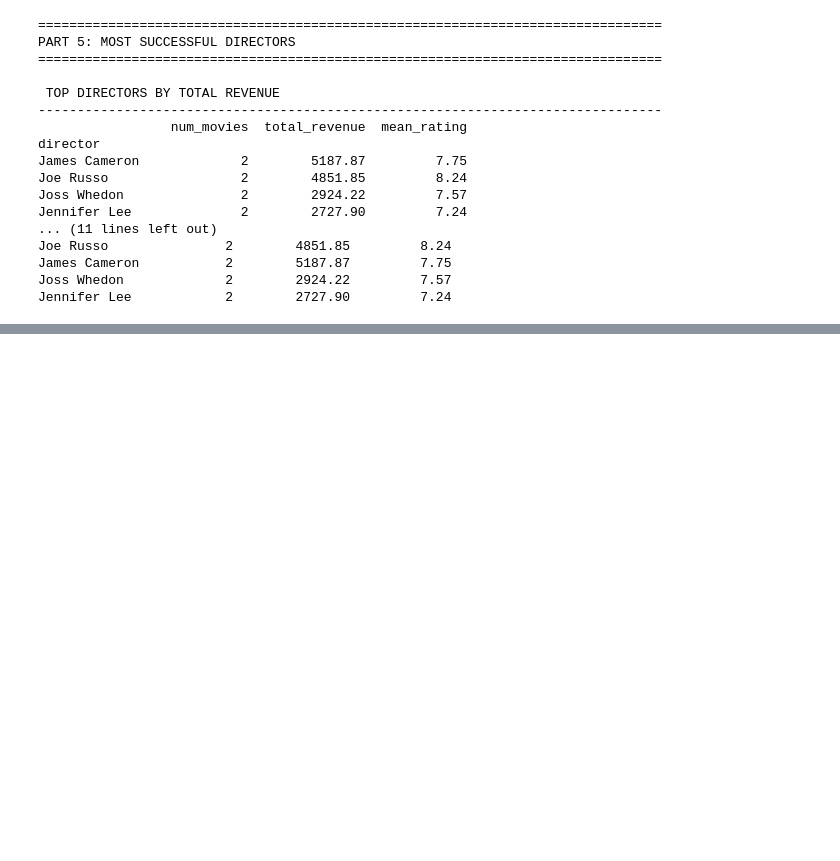
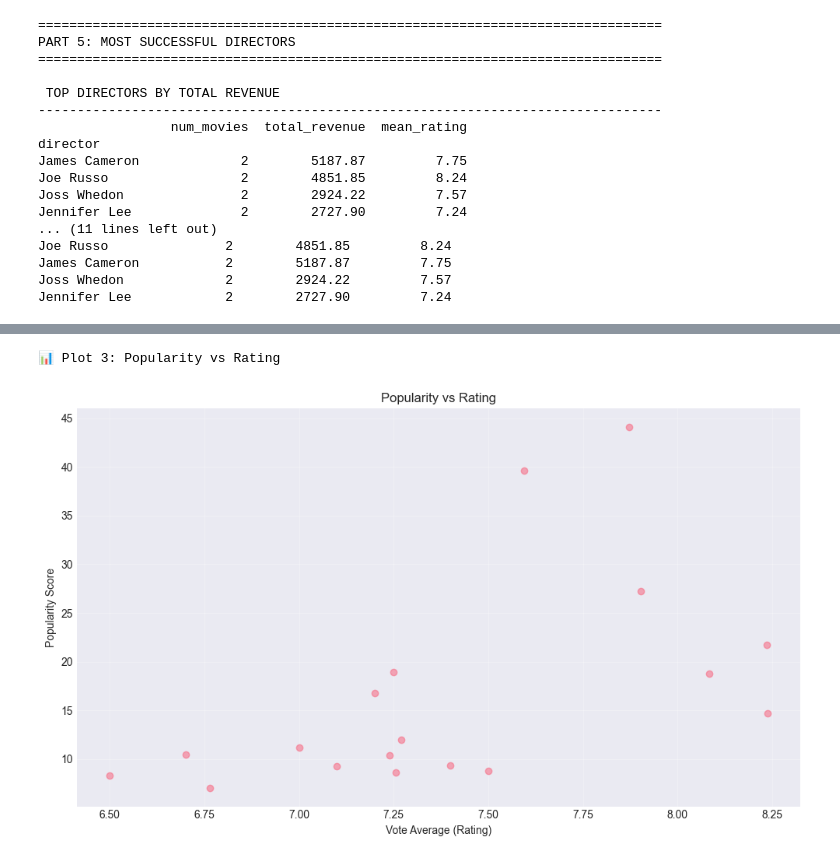
Before and after one commit to evans-ankomah/Movie-Data-Analysis-using-Pandas-and-APIs, a Jupyter notebook: MDA.ipynb, the cells around one changed output, grey strips where cells are left out. Cells and saved outputs as stored; diff of their text form; code cells hidden in the pictures; blank space fills up the shorter version.

```diff
--- a/MDA.ipynb
+++ b/MDA.ipynb
@@ -706,0 +768,20 @@ Jennifer Lee            2        2727.90         7.24
+# %%
+# ========================================
+# 3. POPULARITY vs RATING
+# ========================================
+print("\n📊 Plot 3: Popularity vs Rating")
+
+# Filter movies with at least 10 votes
+df_valid = df_final[df_final['vote_count'] >= 10]
+
+plt.figure(figsize=(10, 6))
+plt.scatter(df_valid['vote_average'], df_valid['popularity'], alpha=0.6)
+plt.xlabel('Vote Average (Rating)')
+plt.ylabel('Popularity Score')
+plt.title('Popularity vs Rating')
+plt.grid(True, alpha=0.3)
+plt.tight_layout()
+plt.show()
+# %% [output]
+📊 Plot 3: Popularity vs Rating
+[figure, added]
```
Also changed, not shown: parts of 5 cells of this notebook.
